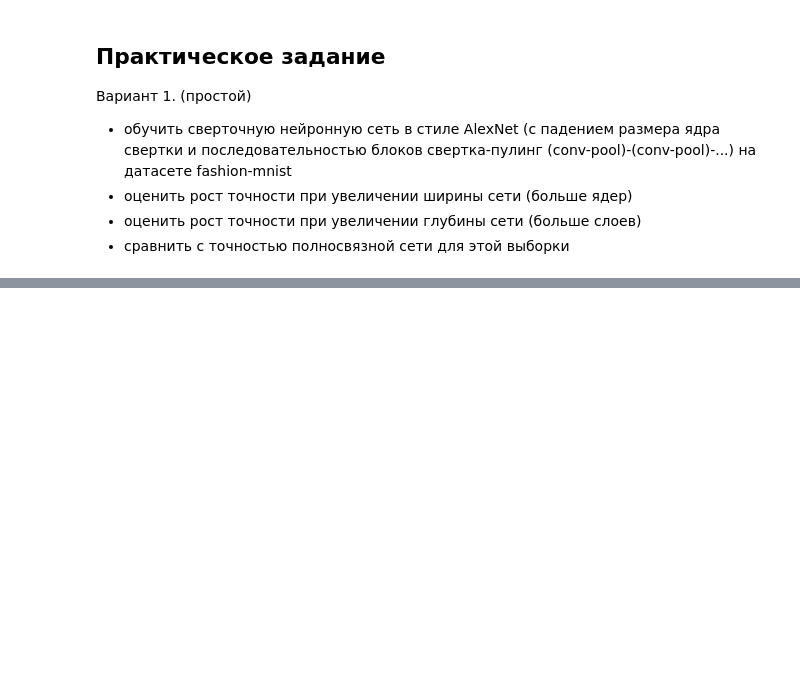
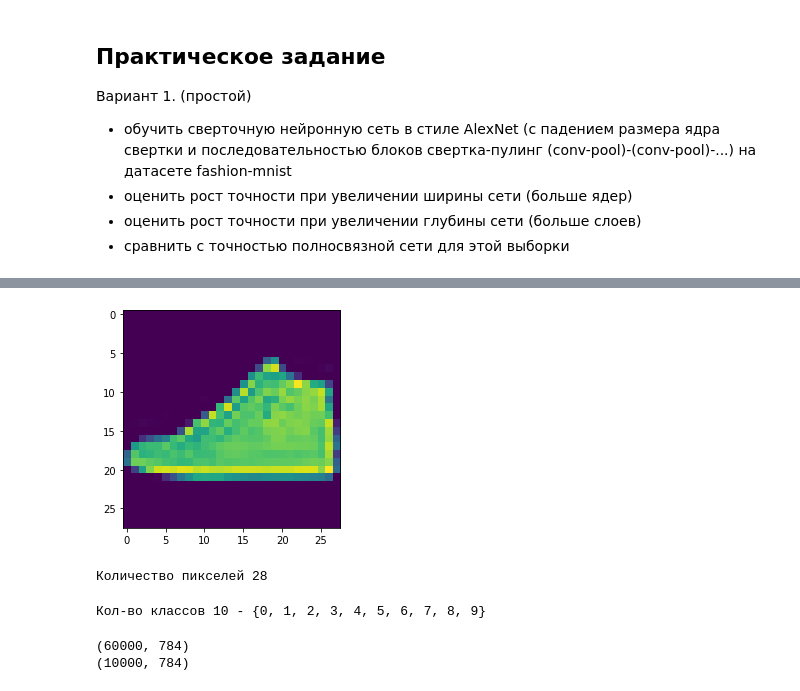
Before and after one commit to djo1006/Introduction_Neural_Networks, a Jupyter notebook: hw_les_4.ipynb, the cells around one changed output, grey strips where cells are left out. Drawn from its saved outputs; the diff is of its cells as text; code cells hidden in the pictures; blank space fills up the shorter version.

```diff
--- a/hw_les_4.ipynb
+++ b/hw_les_4.ipynb
@@ -35,7 +25,5 @@ Downloading data from https://storage.googleapis.com/tensorflow/tf-keras-dataset
-# %%
-normalizer = Normalization()
-normalizer.adapt(x_train)
-x_train = normalizer(x_train)
-x_test = normalizer(x_test)
-y_train = to_categorical(y_train, 10)
-y_test = to_categorical(y_test, 10)
+# %%
+plt.imshow(x_train[1501,:,:])
+plt.show()
+# %% [output]
+[figure, added]
@@ -41,0 +32,26 @@ y_test = to_categorical(y_test, 10)
+# %%
+param_dict.update({'num_pixels': len(x_train[1501][0])})
+print(f'Количество пикселей { param_dict["num_pixels"] }')
+# %% [output]
+Количество пикселей 28
+# %%
+# Кол-во классов
+classes = set(y_train)
+param_dict['num_classes'] = len(classes)
+print(f'Кол-во классов {param_dict["num_classes"]} - {classes}')
+# %% [output]
+Кол-во классов 10 - {0, 1, 2, 3, 4, 5, 6, 7, 8, 9}
+# %%
+# Normalize the images.
+x_train = (x_train / 127) - 1
+x_test = (x_test / 127) - 1
+
+# Flatten the images.
+x_train = x_train.reshape((-1, 784))
+x_test = x_test.reshape((-1, 784))
+
+print(x_train.shape) # (60000, 784)
+print(x_test.shape)  # (10000, 784)
+# %% [output]
+(60000, 784)
+(10000, 784)
```
Also changed, not shown: parts of 10 cells of this notebook.
